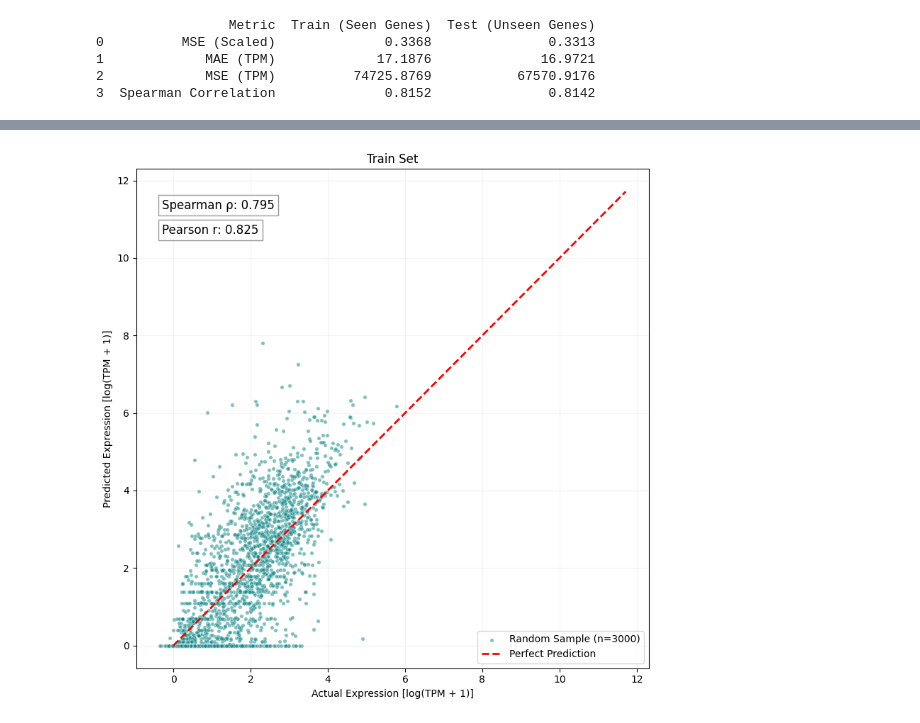
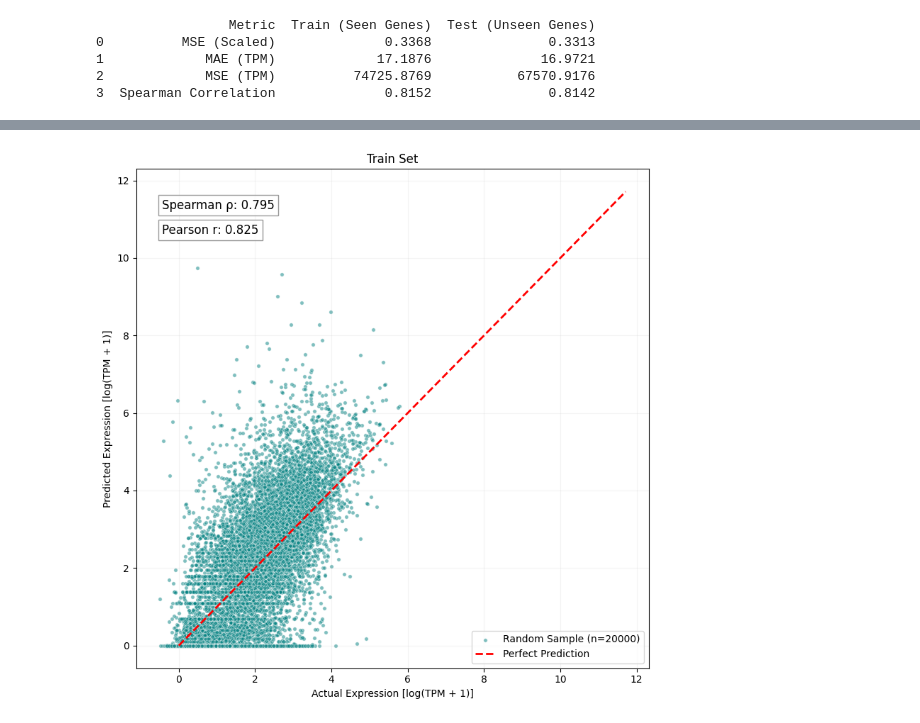
Before and after one commit to alex-suero/nn-group-project, a Jupyter notebook: local_combined.ipynb, the cells around one changed output, grey strips where cells are left out. Saved outputs shown, nothing was run; the diff lists cells and outputs as text; code cells hidden in the pictures.

```diff
--- a/local_combined.ipynb
+++ b/local_combined.ipynb
@@ -465,5 +471,5 @@ plot_expression_predictions(test_tar, test_pred, title='Test Set',
 # %%
 plot_expression_predictions(train_tar, train_pred, title='Train Set',
-                            sample_size=3000)
+                            sample_size=20000)
 # %% [output]
-[figure, old version]
+[figure, new version]
```
Also changed, not shown: parts of 4 cells of this notebook.
